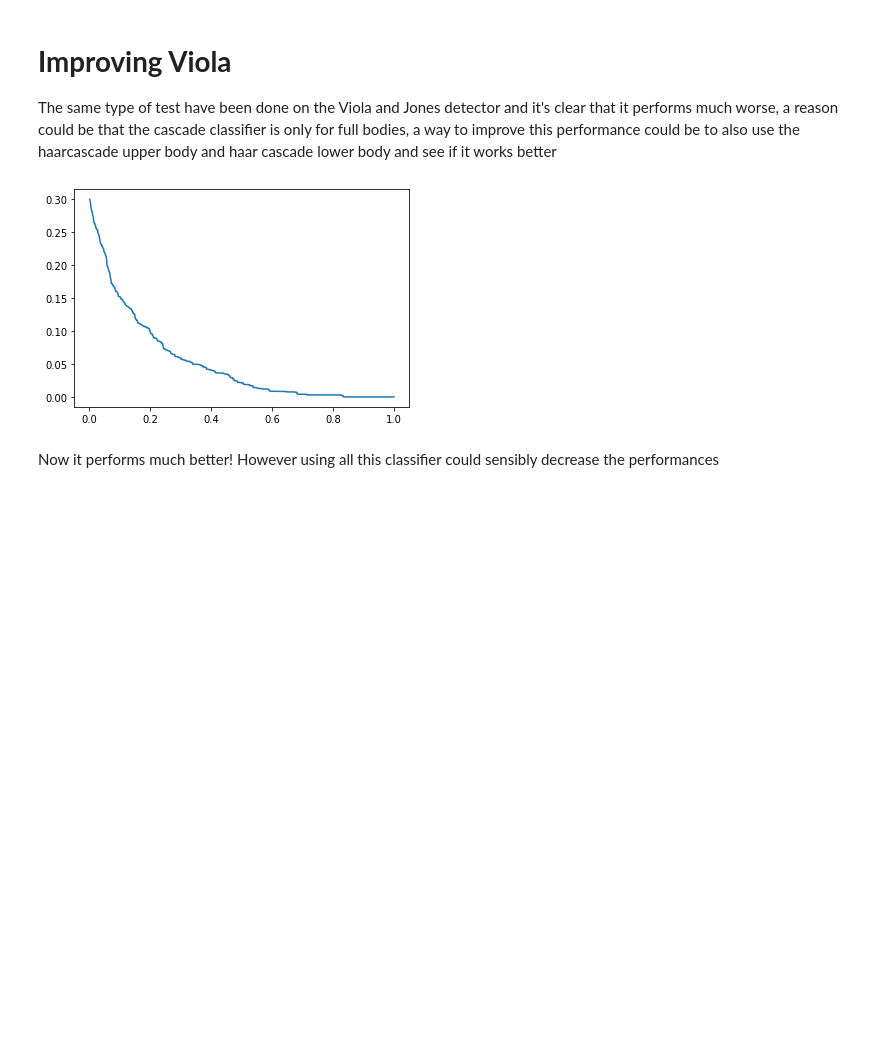
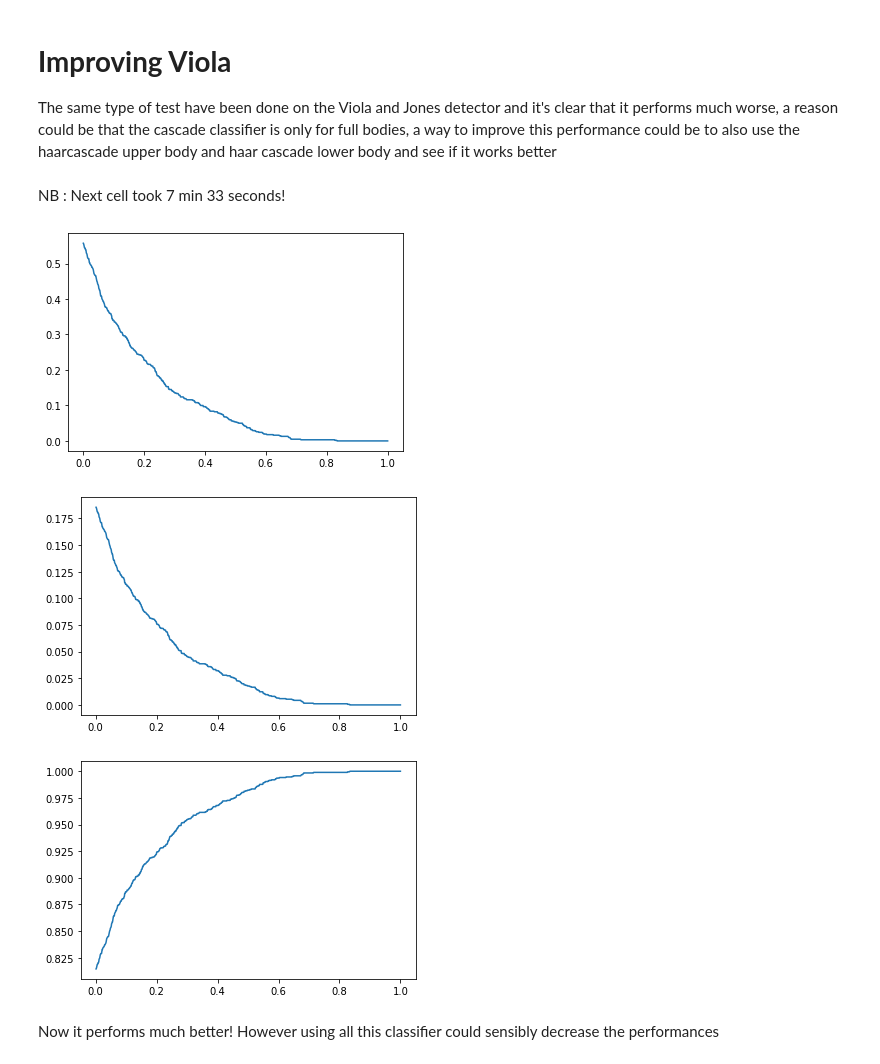
Before and after one commit to pastifra/Embedded-Person-detection, a Jupyter notebook: Stat_evaluation.ipynb, the cells around one changed output. Saved outputs shown, nothing was run; the diff lists cells and outputs as text; code cells hidden in the pictures; blank space fills up the shorter version.

```diff
--- a/Stat_evaluation.ipynb
+++ b/Stat_evaluation.ipynb
@@ -277,29 +439,9 @@ def viola_detector_powered(im_path):
   #cv2_imshow(image)
 
   return tot_bodies
+# %% [markdown]
+NB : Next cell took 7 min 33 seconds!
 # %%
 prop_regions_viola_powered = []
-for i in range(0,500):
+for i in range(0,578):
   prop_regions_viola_powered.append(viola_detector_powered(every_path[i]))
-# %%
-iou_thr = 0
-iou_thresholds = []
-detection_rate_iou_viola_powered = []
-for h in range(0,1000):
-  iou_thr += 0.001
-  iou_thresholds.append(iou_thr)
-  detection_rate = [0]*500
-  for i in range(0,500):
-    for j in prop_regions_viola_powered[i]:
-      for h in bboxes[i]:
-        if (calc_iou(h,j) > iou_thr):
-          if(detection_rate[i] < len(bboxes[i])):
-            detection_rate[i] += 1;
-    detection_rate[i] = detection_rate[i]/len(bboxes[i])
-  temp = sum(detection_rate)/500
-  detection_rate_iou_viola_powered.append(temp)
-# %%
-pyplot.plot(iou_thresholds, detection_rate_iou_viola_powered)
-pyplot.show()
-# %% [output]
-[figure, removed]
@@ -306,3 +477,33 @@ pyplot.show()
+# %%
+pyplot.plot(iou_thresholds, pow_viola_precision)
+pyplot.show()
+
+pyplot.plot(iou_thresholds, pow_viola_recall)
+pyplot.show()
+
+pyplot.plot(iou_thresholds, pow_viola_missrate)
+pyplot.show()
+
+from scipy.io import savemat
+
+mdic = {"pow_viola_threshold": iou_thresholds}
+savemat("/content/pow_VIOLA_results/iou_thresholds.mat", mdic)
+
+mdic = {"pow_viola_precision": pow_viola_precision}
+savemat("/content/pow_VIOLA_results/pow_viola_precision.mat", mdic)
+
+mdic = {"pow_viola_recall": pow_viola_recall}
+savemat("/content/pow_VIOLA_results/pow_viola_recall.mat", mdic)
+
+mdic = {"pow_viola_missrate": pow_viola_missrate}
+savemat("/content/pow_VIOLA_results/pow_viola_missrate.mat", mdic)
+
+mdic = {"pow_viola_f1": pow_viola_f1}
+savemat("/content/pow_VIOLA_results/pow_viola_f1.mat", mdic)
+# %% [output]
+[figure, added]
+[figure, added]
+[figure, added]
 # %% [markdown]
 Now it performs much better! However using all this classifier could sensibly decrease the performances
 # %% [markdown]
```
Also changed, not shown: parts of 28 cells of this notebook.
